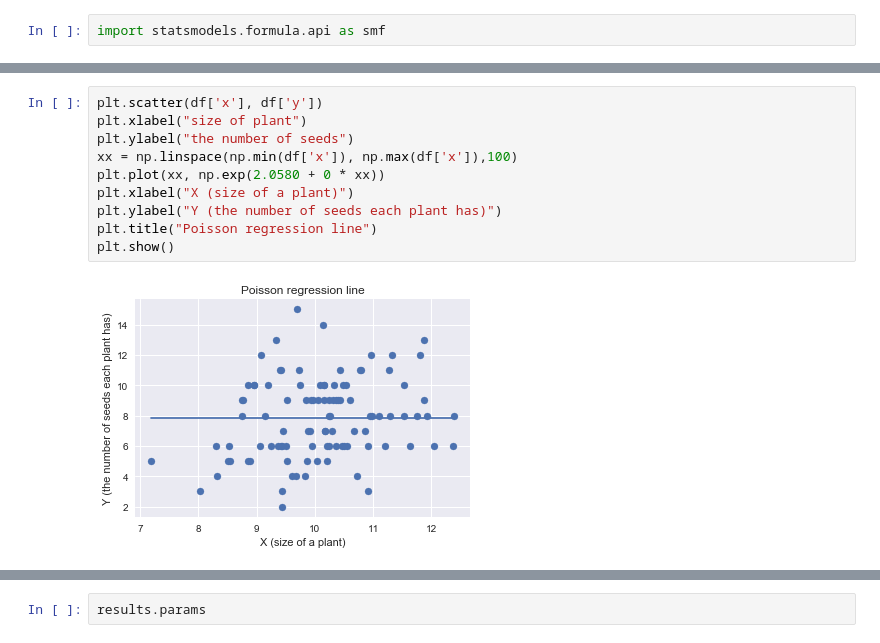
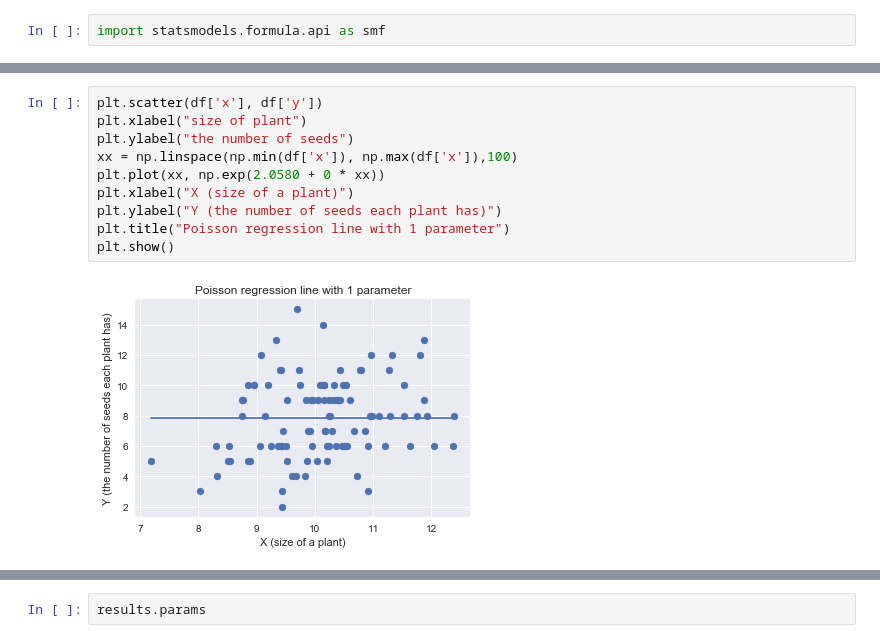
Before and after one commit to Juice178/stats-modeling, a Jupyter notebook: chapters/chapter_4.ipynb, the cells around one changed output, grey strips where cells are left out. Drawn from its saved outputs; the diff is of its cells as text.

Commit message:
modified plots

```diff
--- a/chapters/chapter_4.ipynb
+++ b/chapters/chapter_4.ipynb
@@ -59,15 +59,15 @@ Intercept      2.0580      0.036     57.586      0.000       1.988       2.128
 # %%
 plt.scatter(df['x'], df['y'])
 plt.xlabel("size of plant")
 plt.ylabel("the number of seeds")
 xx = np.linspace(np.min(df['x']), np.max(df['x']),100)
 plt.plot(xx, np.exp(2.0580 + 0 * xx))
 plt.xlabel("X (size of a plant)")
 plt.ylabel("Y (the number of seeds each plant has)")
-plt.title("Poisson regression line")
+plt.title("Poisson regression line with 1 parameter")
 plt.show()
 # %% [output]
-[figure, old version]
+[figure, new version]
 # %%
 results = smf.glm('y ~ x + np.power(x, 2) + np.power(x, 3) + np.power(x, 4) + \
                   np.power(x, 5) + np.power(x, 6)' , data=df,
```
Also changed, not shown: parts of 10 cells of this notebook.
